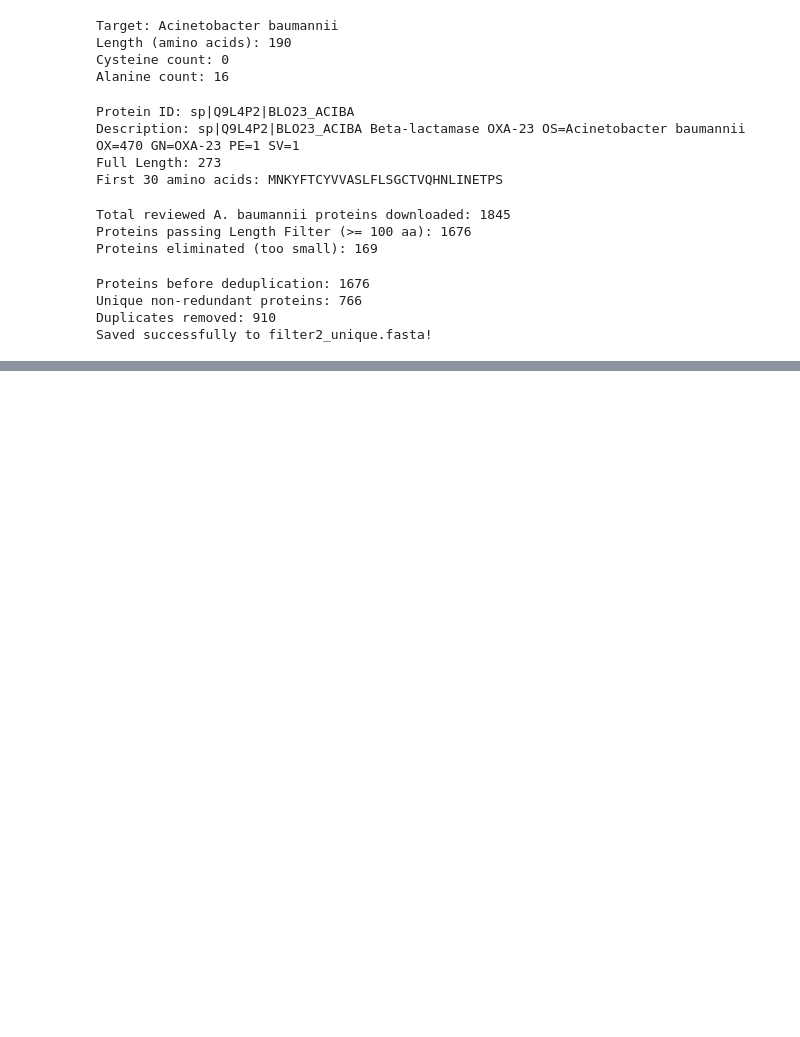
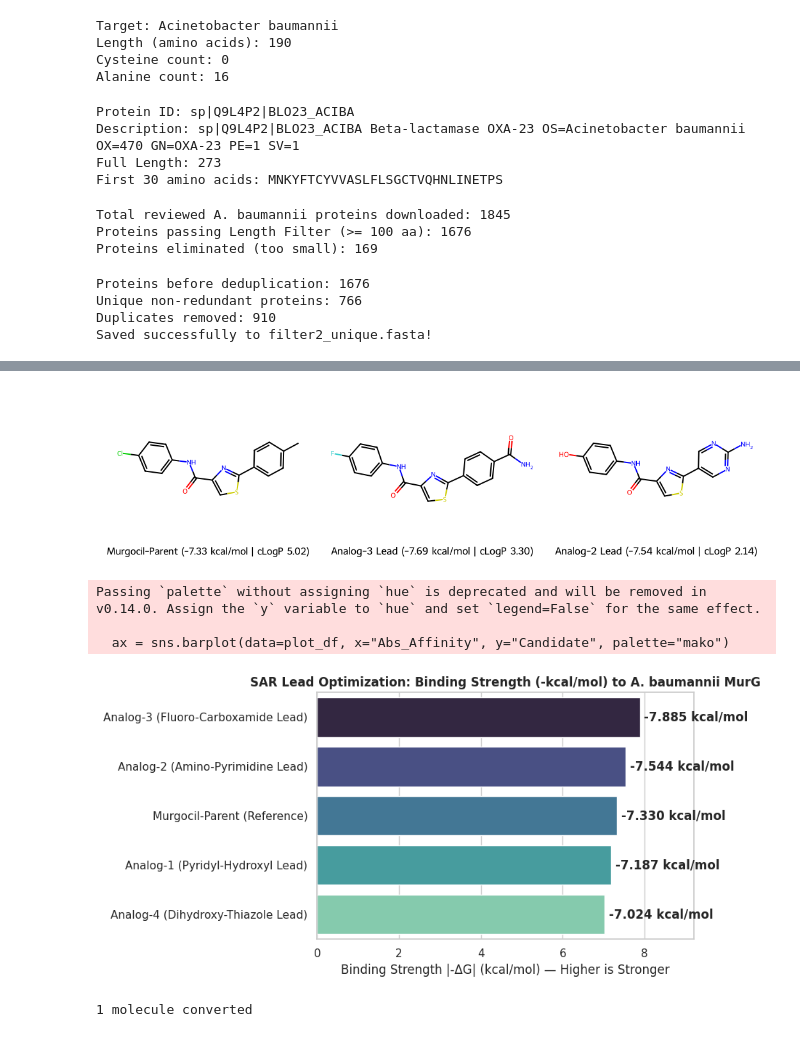
Before and after one commit to NoelAR1103/in-silico-D-T-P, a Jupyter notebook: D1DTP.ipynb, the cells around one changed output, grey strips where cells are left out. Drawn from its saved outputs; the diff is of its cells as text; code cells hidden in the pictures; blank space fills up the shorter version.

```diff
--- a/D1DTP.ipynb
+++ b/D1DTP.ipynb
@@ -102,0 +899,61 @@ Saved successfully to filter2_unique.fasta!
+# %%
+import matplotlib.pyplot as plt
+import seaborn as sns
+import py3Dmol
+from rdkit import Chem
+from rdkit.Chem import Draw
+
+# 1. Render 2D Chemical Structures of Parent vs. Optimized Analog-3
+mols = [
+    Chem.MolFromSmiles(analogs["Murgocil-Parent (Reference)"]),
+    Chem.MolFromSmiles(analogs["Analog-3 (Fluoro-Carboxamide Lead)"]),
+    Chem.MolFromSmiles(analogs["Analog-2 (Amino-Pyrimidine Lead)"])
+]
+legends = [
+    "Murgocil-Parent (-7.33 kcal/mol | cLogP 5.02)",
+    "Analog-3 Lead (-7.69 kcal/mol | cLogP 3.30)",
+    "Analog-2 Lead (-7.54 kcal/mol | cLogP 2.14)"
+]
+img = Draw.MolsToGridImage(mols, molsPerRow=3, subImgSize=(350, 280), legends=legends)
+img.save("sar_lead_structures.png")
+display(img)
+
+# 2. Plot Binding Affinity Comparison across all SAR candidates
+plt.figure(figsize=(9, 4.5))
+sns.set_theme(style="whitegrid")
+plot_df = sar_df.copy()
+plot_df["Abs_Affinity"] = plot_df["Affinity_kcal_mol"].abs()
+
+ax = sns.barplot(data=plot_df, x="Abs_Affinity", y="Candidate", palette="mako")
+ax.set_title("SAR Lead Optimization: Binding Strength (-kcal/mol) to A. baumannii MurG", fontweight="bold")
+ax.set_xlabel("Binding Strength |-ΔG| (kcal/mol) — Higher is Stronger")
+ax.set_ylabel("")
+for i, v in enumerate(plot_df["Affinity_kcal_mol"]):
+    ax.text(abs(v) + 0.1, i, f"{v:.3f} kcal/mol", va="center", fontweight="bold")
+plt.xlim(0, 9.2)
+plt.tight_layout()
+plt.savefig("sar_affinity_comparison.png", dpi=300)
+plt.show()
+
+# 3. Convert Analog-3 top pose & visualize in 3D inside MurG
+!obabel Analog_3_docked.pdbqt -f 1 -l 1 -O Analog_3_best_pose.pdb
+
+with open("MurG_clean_receptor.pdb") as f:
+    prot_pdb = f.read()
+with open("Analog_3_best_pose.pdb") as f:
+    lead_pdb = f.read()
+
+view = py3Dmol.view(width=800, height=450)
+view.addModel(prot_pdb, "pdb")
+view.setStyle({"model": 0}, {"cartoon": {"color": "lightgray", "opacity": 0.85}})
+view.addModel(lead_pdb, "pdb")
+view.setStyle({"model": 1}, {"stick": {"colorscheme": "magentaCarbon", "radius": 0.25}})
+view.zoomTo({"model": 1})
+view.show()
+# %% [output]
+[figure, added]
+Passing `palette` without assigning `hue` is deprecated and will be removed in v0.14.0. Assign the `y` variable to `hue` and set `legend=False` for the same effect.
+
+  ax = sns.barplot(data=plot_df, x="Abs_Affinity", y="Candidate", palette="mako")
+[figure, added]
+1 molecule converted
```
Also changed, not shown: parts of 14 cells of this notebook.
